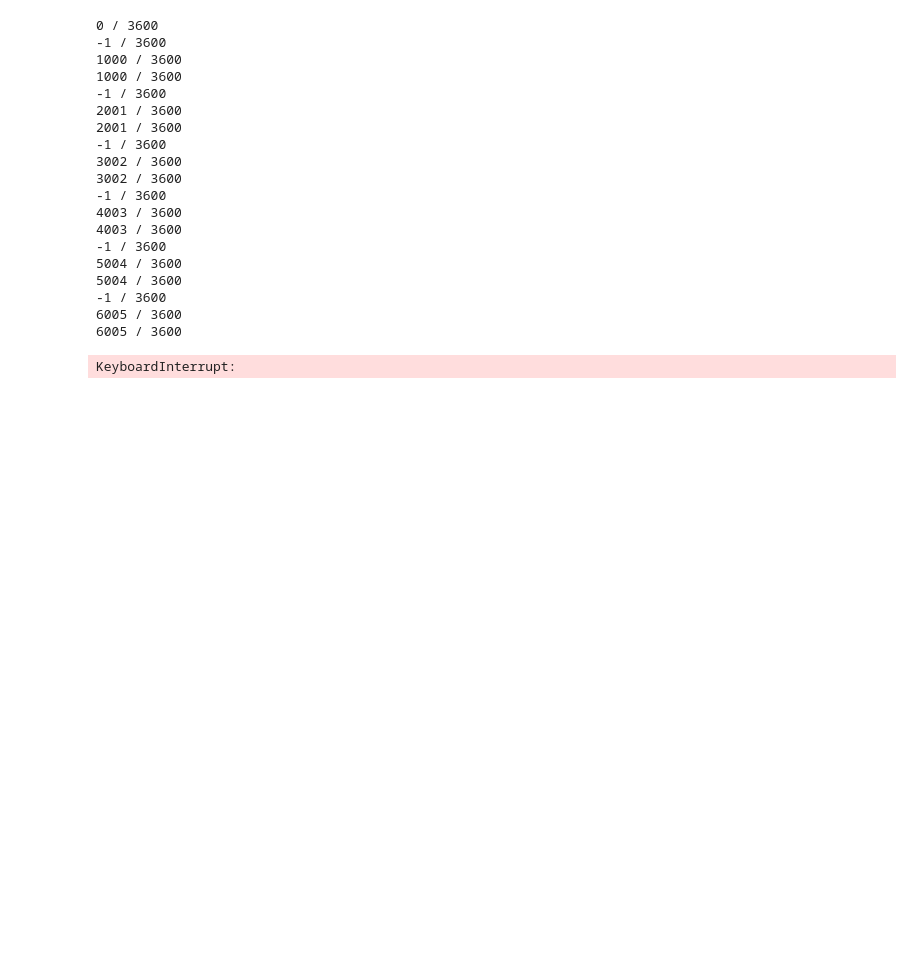
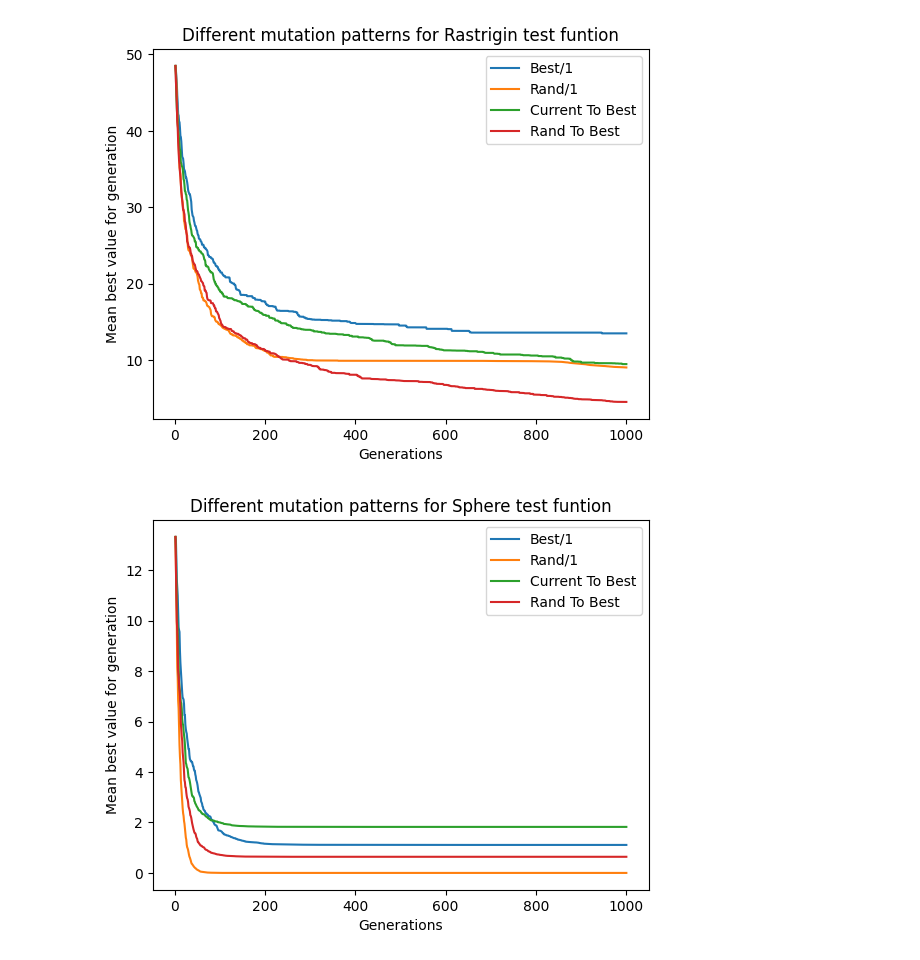
Before and after one commit to piotrsz1234/evolution, a Jupyter notebook: Evolution.Differential/ViewResults.ipynb, the cells around one changed output. Cells and saved outputs as stored; diff of their text form; code cells hidden in the pictures; blank space fills up the shorter version.

```diff
--- a/Evolution.Differential/ViewResults.ipynb
+++ b/Evolution.Differential/ViewResults.ipynb
@@ -19,57 +13,3 @@ def find(data, r, f, fun, mut, gen):
             temp = i
             break
     return temp
-# %%
-path = './bin/Debug/net9.0/outputs'
-files = [f for f in listdir(path) if isfile(join(path, f))]
-data = []
-index= 1
-for file in files:
-    print(index, "/", "3600")
-    index+= 1
-    tokens = file.split('_')
-    r = getR(int(tokens[0]))
-    f = getF(int(tokens[1]))
-    fun = tokens[2]
-    mut = tokens[3]
-    fileHandle = open('./bin/Debug/net9.0/outputs/' + file,'r')
-    for i in fileHandle.readlines()[1:]:
-        temp = i.split(',')
-        gen = int(temp[0].strip())
-        val = float(temp[1].strip()) / 3
-        index = find(data, r, f, fun, mut, gen)
-
-        if(index == -1):
-            data.append({
-                "R": r,
-                "F": f,
-                "Function": fun,
-                "Mutation": mut,
-                "Generation": gen,
-                "Values": val
-            })
-        else:
-            data[index]["Values"] += val
-
-df = pd.DateFrame(data)
-# %% [output]
-0 / 3600
--1 / 3600
-1000 / 3600
-1000 / 3600
--1 / 3600
-2001 / 3600
-2001 / 3600
--1 / 3600
-3002 / 3600
-3002 / 3600
--1 / 3600
-4003 / 3600
-4003 / 3600
--1 / 3600
-5004 / 3600
-5004 / 3600
--1 / 3600
-6005 / 3600
-6005 / 3600
-KeyboardInterrupt:
@@ -75,0 +56,25 @@ KeyboardInterrupt:
+# %%
+def mbf(data):
+    return np.mean(data["Values"])
+
+funtionNames = ["Rastrigin", "Sphere", "Rosenbrock", "StyblinskiTang", "Ackley",
+            "Griewank", "Schwefel", "RotatedHyperEllipsoid", "SumOfDifferentPowers",
+            "SumOfSquares"]
+
+df["MBF"] = df.apply(mbf, axis=1)
+x = range(1, 1002)
+
+for function in funtionNames:
+    tempDf = df[df["Function"] == function]
+    plt.plot(x, tempDf[tempDf["Mutation"] == "best1"]["MBF"], label="Best/1")
+    plt.plot(x, tempDf[tempDf["Mutation"] == "rand1"]["MBF"], label="Rand/1")
+    plt.plot(x, tempDf[tempDf["Mutation"] == "currenttobest"]["MBF"], label="Current To Best")
+    plt.plot(x, tempDf[tempDf["Mutation"] == "randtobest"]["MBF"], label="Rand To Best")
+    plt.title("Different mutation patterns for "+ function +" test funtion")
+    plt.xlabel("Generations")
+    plt.ylabel("Mean best value for generation")
+    plt.legend()
+    plt.show()
+# %% [output]
+[figure, added]
+[figure, added]
```
Also changed, not shown: parts of 4 cells of this notebook, 4 other files.
